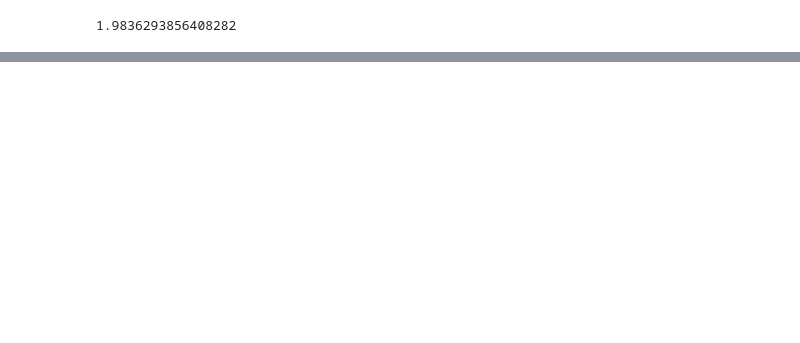
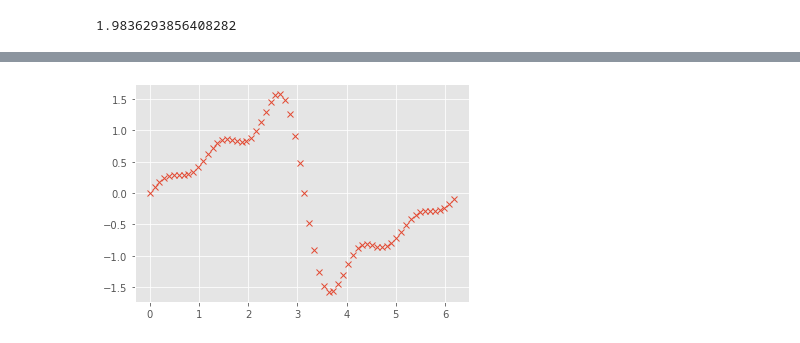
Before and after one commit to nozomiyamada/synsem, a Jupyter notebook: test.ipynb, the cells around one changed output, grey strips where cells are left out. Drawn from its saved outputs; the diff is of its cells as text; code cells hidden in the pictures; blank space fills up the shorter version.

```diff
--- a/test.ipynb
+++ b/test.ipynb
@@ -206,0 +464,11 @@ hanoi(n-1,start,end,tmp)
+# %%
+N=64
+s = 2 * np.pi/N
+x = np.arange(0, 2 * np.pi, s)
+y = np.sin(x)
+for n in range(2, 6):
+    y += (-1)**(n-1) * np.sin(n*x) / n
+plt.plot(x, y, marker="x", linestyle='None')
+plt.show()
+# %% [output]
+[figure, added]
```
Also changed, not shown: parts of 37 cells of this notebook, 7 other files.
